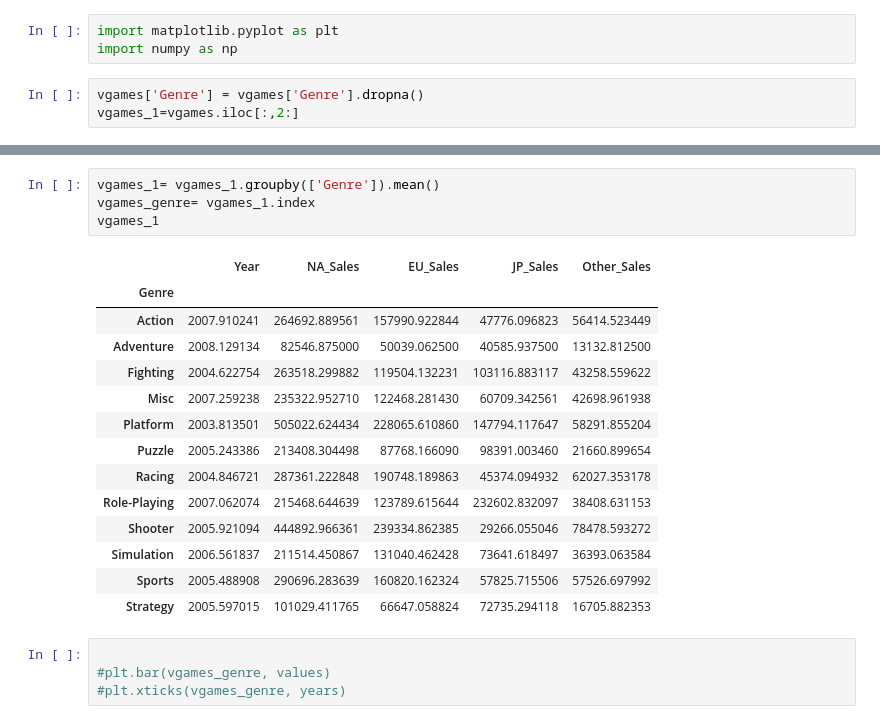
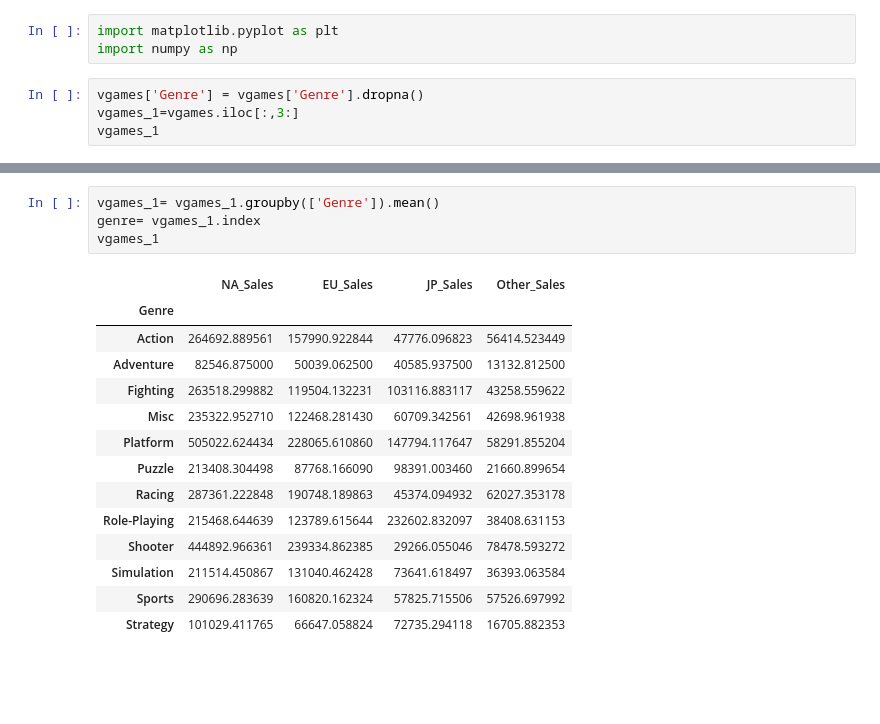
Before and after one commit to superahxd/_project, a Jupyter notebook: sec1_project.ipynb, the cells around one changed output, grey strips where cells are left out. Saved outputs shown, nothing was run; the diff lists cells and outputs as text; blank space fills up the shorter version.

```diff
--- a/sec1_project.ipynb
+++ b/sec1_project.ipynb
@@ -99,4 +99,5 @@ import matplotlib.pyplot as plt
 import numpy as np
 # %%
 vgames['Genre'] = vgames['Genre'].dropna()
-vgames_1=vgames.iloc[:,2:]
+vgames_1=vgames.iloc[:,3:]
+vgames_1
@@ -103,23 +118,19 @@ vgames_1=vgames.iloc[:,2:]
 # %%
 vgames_1= vgames_1.groupby(['Genre']).mean()
-vgames_genre= vgames_1.index
+genre= vgames_1.index
 vgames_1
 # %% [output]
-|  | Year | NA_Sales | EU_Sales | JP_Sales | Other_Sales |
-| Genre |  |  |  |  |  |
-| Action | 2007.910241 | 264692.889561 | 157990.922844 | 47776.096823 | 56414.523449 |
-| Adventure | 2008.129134 | 82546.875000 | 50039.062500 | 40585.937500 | 13132.812500 |
-| Fighting | 2004.622754 | 263518.299882 | 119504.132231 | 103116.883117 | 43258.559622 |
-| Misc | 2007.259238 | 235322.952710 | 122468.281430 | 60709.342561 | 42698.961938 |
-| Platform | 2003.813501 | 505022.624434 | 228065.610860 | 147794.117647 | 58291.855204 |
-| Puzzle | 2005.243386 | 213408.304498 | 87768.166090 | 98391.003460 | 21660.899654 |
-| Racing | 2004.846721 | 287361.222848 | 190748.189863 | 45374.094932 | 62027.353178 |
-| Role-Playing | 2007.062074 | 215468.644639 | 123789.615644 | 232602.832097 | 38408.631153 |
-| Shooter | 2005.921094 | 444892.966361 | 239334.862385 | 29266.055046 | 78478.593272 |
-| Simulation | 2006.561837 | 211514.450867 | 131040.462428 | 73641.618497 | 36393.063584 |
-| Sports | 2005.488908 | 290696.283639 | 160820.162324 | 57825.715506 | 57526.697992 |
-| Strategy | 2005.597015 | 101029.411765 | 66647.058824 | 72735.294118 | 16705.882353 |
+|  | NA_Sales | EU_Sales | JP_Sales | Other_Sales |
+| Genre |  |  |  |  |
+| Action | 264692.889561 | 157990.922844 | 47776.096823 | 56414.523449 |
+| Adventure | 82546.875000 | 50039.062500 | 40585.937500 | 13132.812500 |
+| Fighting | 263518.299882 | 119504.132231 | 103116.883117 | 43258.559622 |
+| Misc | 235322.952710 | 122468.281430 | 60709.342561 | 42698.961938 |
+| Platform | 505022.624434 | 228065.610860 | 147794.117647 | 58291.855204 |
+| Puzzle | 213408.304498 | 87768.166090 | 98391.003460 | 21660.899654 |
+| Racing | 287361.222848 | 190748.189863 | 45374.094932 | 62027.353178 |
+| Role-Playing | 215468.644639 | 123789.615644 | 232602.832097 | 38408.631153 |
+| Shooter | 444892.966361 | 239334.862385 | 29266.055046 | 78478.593272 |
+| Simulation | 211514.450867 | 131040.462428 | 73641.618497 | 36393.063584 |
+| Sports | 290696.283639 | 160820.162324 | 57825.715506 | 57526.697992 |
+| Strategy | 101029.411765 | 66647.058824 | 72735.294118 | 16705.882353 |
-# %%
-
-#plt.bar(vgames_genre, values)
-#plt.xticks(vgames_genre, years)
```
Also changed, not shown: parts of 6 cells of this notebook.
